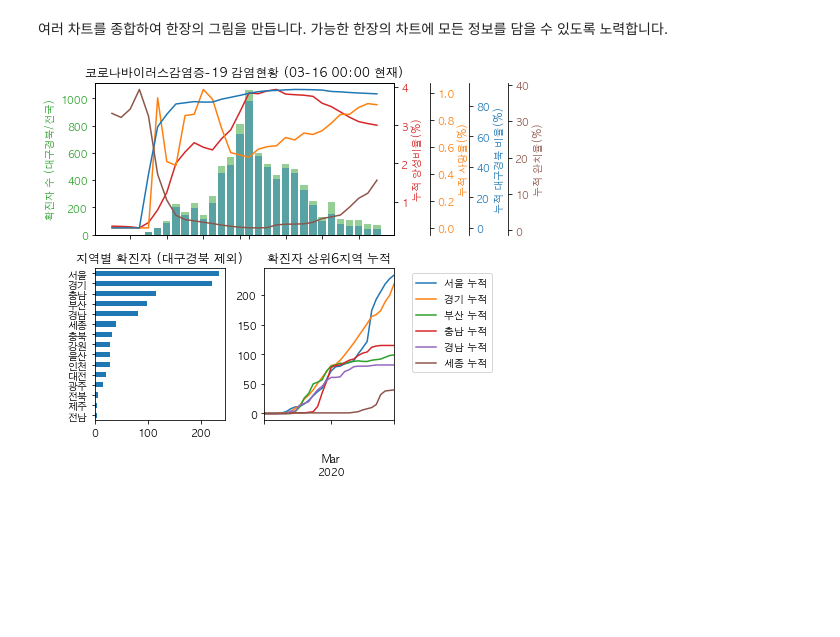
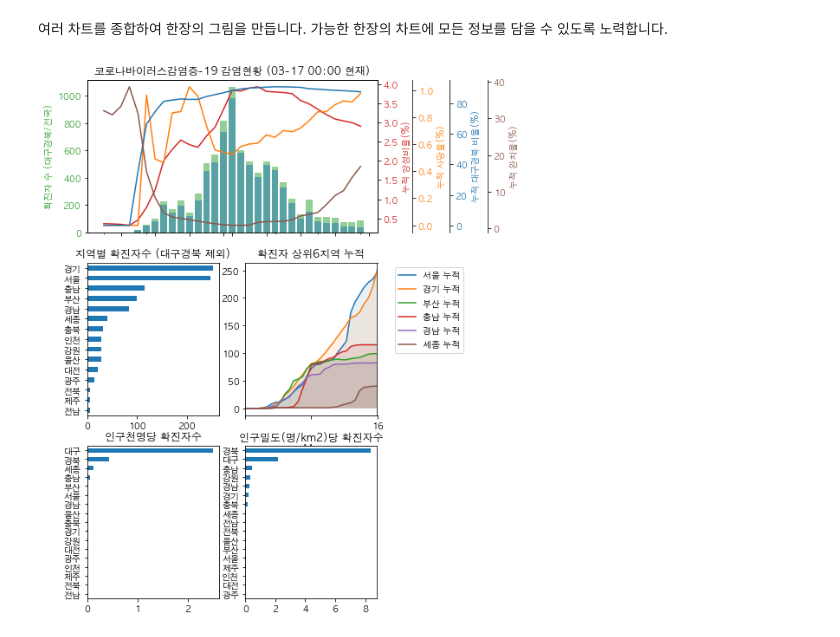
Before and after one commit to yong27/coronadaily, a Jupyter notebook: COVID19-daily-analysis.ipynb, the cells around one changed output. Saved outputs shown, nothing was run; the diff lists cells and outputs as text; code cells hidden in the pictures; blank space fills up the shorter version.

Commit message:
03-17 00:00 data added

```diff
--- a/COVID19-daily-analysis.ipynb
+++ b/COVID19-daily-analysis.ipynb
@@ -51,6 +51,11 @@ df.head()
 | 2020-01-26 | 0.0 | 0.0 | 0.0 | 0.0 | 0.0 | 0.0 | 0.0 | 0.0 | 0.0 | 0.0 | ... | ... |
 | 2020-01-27 | 0.0 | 0.0 | 0.0 | 0.0 | 0.0 | 0.0 | 0.0 | 0.0 | 0.0 | 0.0 | ... | ... |
 5 rows × 23 columns
+# %%
+regions = [
+    '서울', '부산', '대구', '인천', '광주', '대전', '울산', '세종', '경기', '강원',
+    '충북', '충남', '전북', '전남', '경북', '경남', '제주'
+]
 # %% [markdown]
 누적값을 별도 컬럼에 추가합니다.
 # %%
@@ -127,0 +135,4 @@ plt.show()
+# %%
+density = pd.read_excel('data/stats_100701.xlsx', skiprows=2)
+print(density.shape)
+density.head()
@@ -127,0 +153,6 @@ plt.show()
+# %%
+density.columns = ['지역', '2015-인구', '2015-인구밀도', '2016-인구', '2016-인구밀도', '2017-인구', '2017-인구밀도',
+                   '2018-인구', '2018-인구밀도']
+density = density.iloc[1:, :].set_index('지역')
+density = density.astype(float)
+density.head()
@@ -128,62 +172,78 @@ plt.show()
 # %% [markdown]
 여러 차트를 종합하여 한장의 그림을 만듭니다. 가능한 한장의 차트에 모든 정보를 담을 수 있도록 노력합니다.
 # %%
-fig = plt.figure(figsize=(8, 6))
+fig = plt.figure(figsize=(6, 11))
 
-ax1 = fig.add_subplot(2, 1, 1)
+ax1 = fig.add_subplot(3, 1, 1)
 color = 'tab:green'
 ax1.set_xlabel('날짜')
 ax1.set_ylabel('확진자 수 (대구경북/전국)', color=color)
 plt.bar(x=df.index, height=df['확진자'], color=color, alpha=0.5)
 plt.bar(x=df.index, height=df['대구']+df['경북'], color="tab:blue", alpha=0.5)
 ax1.tick_params(axis='y', labelcolor=color)
 ax1.set_title(f'코로나바이러스감염증-19 감염현황 ({datestr})')
-ax1.xaxis.set_minor_locator(mdates.MonthLocator())
+#ax1.xaxis.set_minor_locator(mdates.MonthLocator())
 plt.setp(ax1.get_xticklabels(), visible=True)
 
-ax2 = ax1.twinx()  # instantiate a second axes that shares the same x-axis
+ax1_1 = ax1.twinx()  # instantiate a second axes that shares the same x-axis
 color = 'tab:red'
-ax2.set_ylabel('누적 양성비율(%)', color=color)  # we already handled the x-label with ax1
-ax2.plot(df['누적 양성비율'], color=color)
-#ax2.set_ylim(0., 5.)
-ax2.tick_params(axis='y', labelcolor=color)
+ax1_1.set_ylabel('누적 양성비율(%)', color=color)  # we already handled the x-label with ax1
+ax1_1.plot(df['누적 양성비율'], color=color)
+ax1_1.tick_params(axis='y', labelcolor=color)
 
-ax3 = ax1.twinx()
+ax1_2 = ax1.twinx()
 color = 'tab:orange'
-ax3.spines["right"].set_position(("axes", 1.12))
-ax3.set_ylabel('누적 사망율(%)', color=color)  # we already handled the x-label with ax1
-ax3.plot(df['누적 사망율'], color=color)
-ax3.tick_params(axis='y', labelcolor=color)
+ax1_2.spines["right"].set_position(("axes", 1.12))
+ax1_2.set_ylabel('누적 사망율(%)', color=color)  # we already handled the x-label with ax1
+ax1_2.plot(df['누적 사망율'], color=color)
+ax1_2.tick_params(axis='y', labelcolor=color)
 
-ax4 = ax1.twinx()
+ax1_3 = ax1.twinx()
 color = 'tab:blue'
-ax4.spines["right"].set_position(("axes", 1.25))
-ax4.set_ylabel('누적 대구경북 비율(%)', color=color)  # we already handled the x-label with ax1
-ax4.plot(df['누적 대구경북'], color=color)
-ax4.tick_params(axis='y', labelcolor=color)
+ax1_3.spines["right"].set_position(("axes", 1.25))
+ax1_3.set_ylabel('누적 대구경북 비율(%)', color=color)  # we already handled the x-label with ax1
+ax1_3.plot(df['누적 대구경북'], color=color)
+ax1_3.tick_params(axis='y', labelcolor=color)
 
-ax5 = ax1.twinx()
+ax1_4 = ax1.twinx()
 color = 'tab:brown'
-ax5.spines["right"].set_position(("axes", 1.38))
-ax5.set_ylabel('누적 완치율(%)', color=color)  # we already handled the x-label with ax1
-ax5.plot(df['누적 완치율'], color=color)
-ax5.tick_params(axis='y', labelcolor=color)
+ax1_4.spines["right"].set_position(("axes", 1.38))
+ax1_4.set_ylabel('누적 완치율(%)', color=color)  # we already handled the x-label with ax1
+ax1_4.plot(df['누적 완치율'], color=color)
+ax1_4.tick_params(axis='y', labelcolor=color)
 
-axb = fig.add_subplot(2,2,3)
-axb.set_title('지역별 확진자 (대구경북 제외)')
+
+ax2_1 = fig.add_subplot(3, 2, 3)
+ax2_1.set_title('지역별 확진자수 (대구경북 제외)')
 wotk = list(df.columns[:17])
 wotk.remove('대구')
 wotk.remove('경북')
-df[wotk].sum().sort_values().plot(kind='barh', ax=axb)
+df[wotk].sum().sort_values().plot(kind='barh', ax=ax2_1)
 
-axb2 = fig.add_subplot(2,2,4)
-axb2.set_title('확진자 상위6지역 누적')
-df[['서울 누적', '경기 누적', '부산 누적', '충남 누적', '경남 누적', '세종 누적']].plot(ax=axb2)
-axb2.legend(loc='upper left', bbox_to_anchor=(1.1, 1))
-axb2.xaxis.set_minor_locator(mdates.MonthLocator())
+ax2_2 = fig.add_subplot(3, 2, 4)
+ax2_2.set_title('확진자 상위6지역 누적')
 
-fig.tight_layout()
+for acu in ['서울 누적', '경기 누적', '부산 누적', '충남 누적', '경남 누적', '세종 누적']:
+    df[acu].plot(ax=ax2_2)
+    ax2_2.fill_between(df.index, df[acu], alpha=0.1)
+
+ax2_2.legend(loc='upper left', bbox_to_anchor=(1.1, 1))
+ax2_2.xaxis.set_minor_locator(mdates.MonthLocator())
+
+
+ax3_1 = fig.add_subplot(3, 2, 5)
+ax3_1.set_title('인구천명당 확진자수')
+confirm_density = df[regions].sum() / density.loc[regions, '2018-인구']
+confirm_density.sort_values().plot(kind='barh', ax=ax3_1)
+
+ax3_2 = fig.add_subplot(3, 2, 6)
+ax3_2.set_title('인구밀도(명/km2)당 확진자수')
+confirm_density = df[regions].sum() / density.loc[regions, '2018-인구밀도']
+confirm_density.sort_values().plot(kind='barh', ax=ax3_2)
+
+
+#fig.tight_layout()
 #fig.autofmt_xdate()
 plt.savefig(f'daily-chart/covid19-stat-{today.strftime("%m%d")}.png', dpi=200, format='png')
 # %% [output]
-[figure, old version]
+[figure, new version]
```
Also changed, not shown: parts of 7 cells of this notebook, 4 other files.
